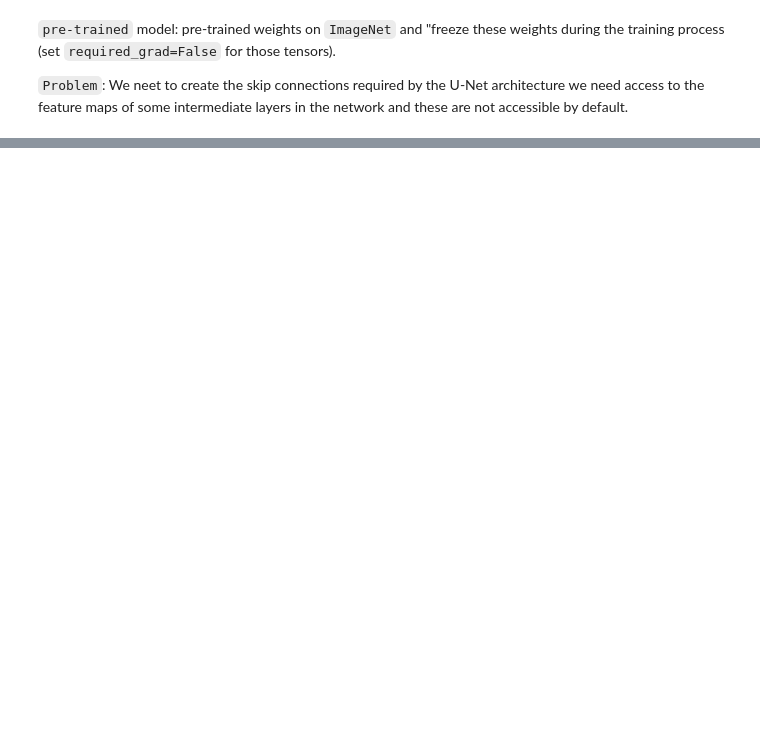
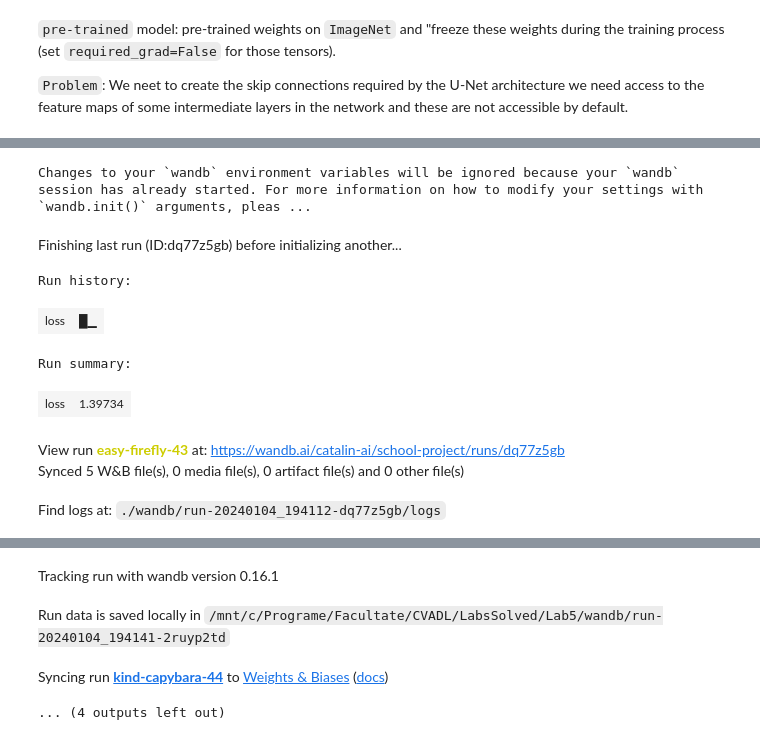
Before and after one commit to Catalin-web/CVADL, a Jupyter notebook: LabsSolved/Lab5/Exercise.ipynb, the cells around one changed output, grey strips where cells are left out. Saved outputs shown, nothing was run; the diff lists cells and outputs as text; code cells hidden in the pictures; blank space fills up the shorter version.

```diff
--- a/LabsSolved/Lab5/Exercise.ipynb
+++ b/LabsSolved/Lab5/Exercise.ipynb
@@ -282,0 +443,15 @@ torch.Size([1, 1, 512, 512])
+# %%
+def train_one_epoch(loader, model, optimizer, loss_function, scheduler): # 1 epoch
+    for data, targets in tqdm.tqdm(loader):
+        data, targets = data.to(device), targets.to(device)
+        predictions = model(data)
+        loss = loss_function(predictions, targets)
+
+        # backward
+        optimizer.zero_grad()
+        loss.backward()
+        optimizer.step()
+
+        wandb.log({"loss": loss.item()})
+        # update tqdm loop
+    scheduler.step()
@@ -282,0 +623,39 @@ torch.Size([1, 1, 512, 512])
+# %%
+class ModelCheckpoint:
+    def __init__(self):
+        self.best_metric = None
+        self.artifact = wandb.Artifact(name="model_parameters", type="model")
+
+    def save(self, file_path, metric):
+        if self.best_metric is None or metric > self.best_metric:
+            self.best_metric = metric
+            self.artifact.add_file(file_path)
+# %%
+model_checkpoint = ModelCheckpoint()
+device = torch.device("cpu")
+iou = 89
+features = [64]
+n_features = 1
+run = wandb.init(config=sweep_config)
+
+# model, optimizer, scheduler =  load_checkpoint(f"./checkpoints/iou_{iou}_{len(features)}_features.pth")
+model = UNET(in_channels=3, out_channels=3, features=features).to(device)
+optimizer = torch.optim.Adam(model.parameters(), lr=learning_rate)
+scheduler = torch.optim.lr_scheduler.ExponentialLR(optimizer, gamma=0.8)
+for epoch in range(0):
+    save_checkpoint(model, optimizer, scheduler, f"./checkpoints/iou_{iou}_{n_features}_features.pth")
+    model_checkpoint.save(f"./checkpoints/iou_{iou}_{n_features}_features.pth", iou)
+    train_one_epoch(training_loader, model, optimizer, loss_function, scheduler)
+    accuracy, iou, _ = check_metrics(validation_loader, model)
+    wandb.log({"accuracy": accuracy, "iou": iou})
+run.finish()
+# %% [output]
+Changes to your `wandb` environment variables will be ignored because your `wandb` session has already started. For more information on how to modify your settings with `wandb.init()` arguments, pleas ...
+Finishing last run (ID:dq77z5gb) before initializing another...
+Run history:
+| loss | █▁ |
+Run summary:
+| loss | 1.39734 |
+View run easy-firefly-43 at: https://wandb.ai/catalin-ai/school-project/runs/dq77z5gb
+Synced 5 W&B file(s), 0 media file(s), 0 artifact file(s) and 0 other file(s)
+Find logs at: ./wandb/run-20240104_194112-dq77z5gb/logs
@@ -282,0 +663,4 @@ torch.Size([1, 1, 512, 512])
+Tracking run with wandb version 0.16.1
+Run data is saved locally in /mnt/c/Programe/Facultate/CVADL/LabsSolved/Lab5/wandb/run-20240104_194141-2ruyp2td
+Syncing run kind-capybara-44 to Weights & Biases (docs)
+... (4 outputs left out)
```
Also changed, not shown: parts of 24 cells of this notebook, 5 other files.
